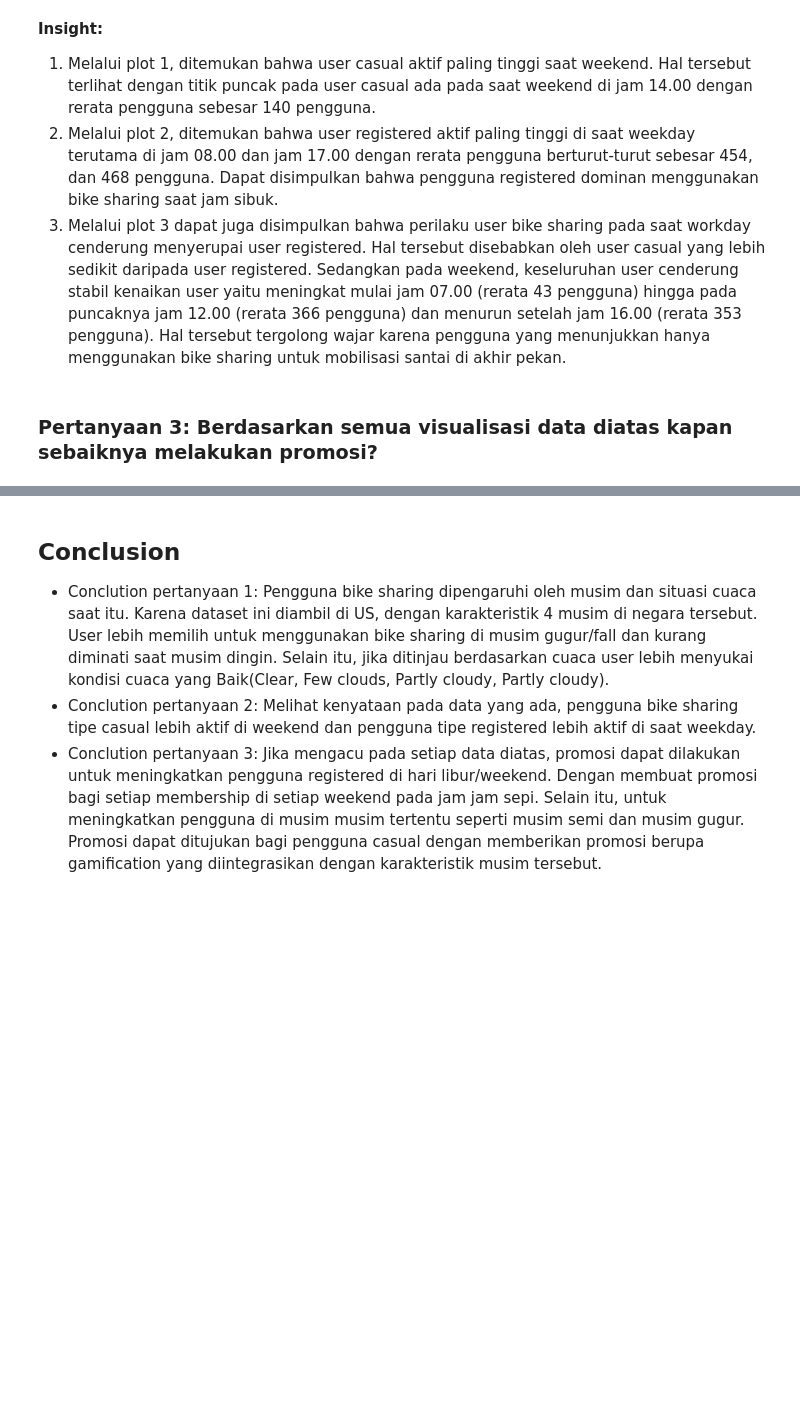
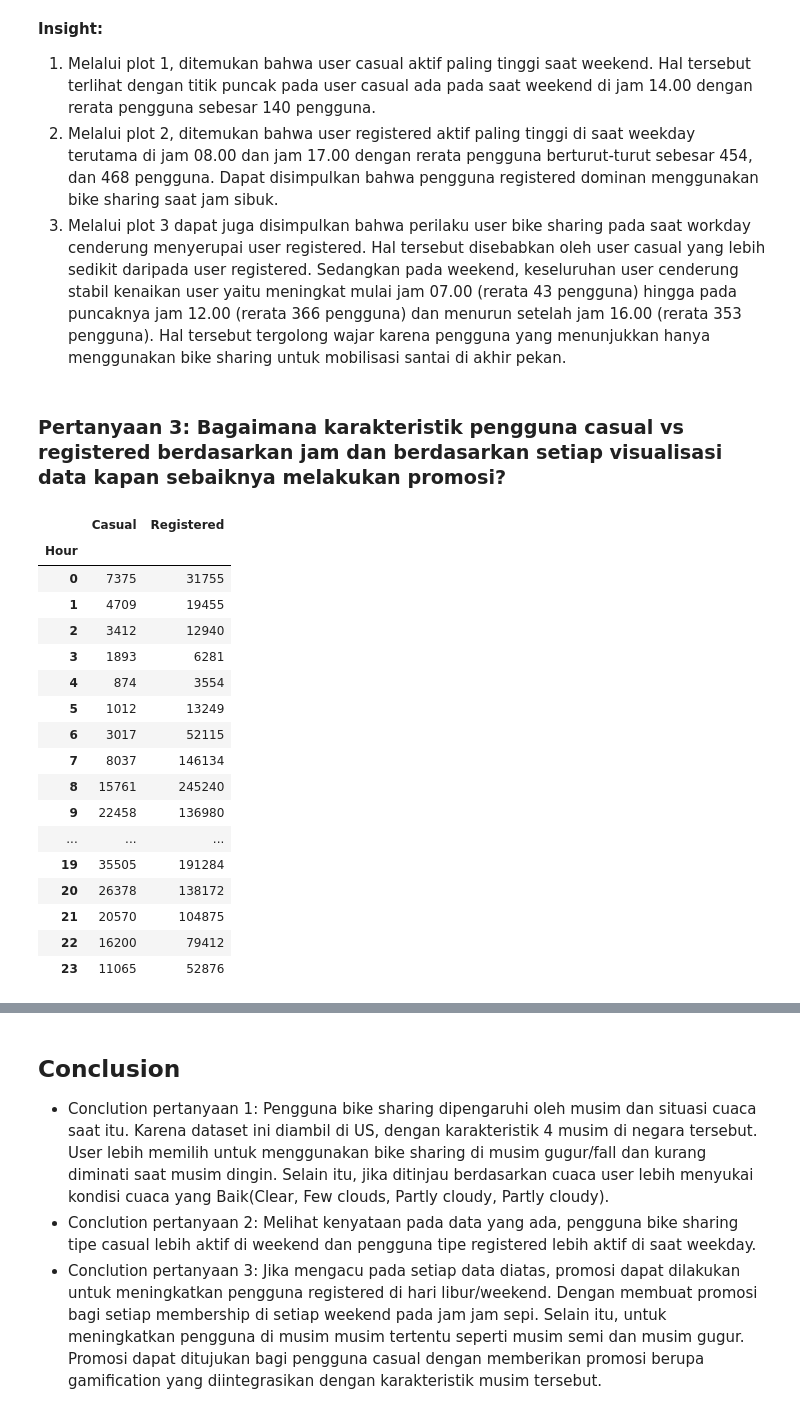
Before and after one commit to dolrie23/Bike-Sharing-Analysis-Project, a Jupyter notebook: Tugas_Analisis-data.ipynb, the cells around one changed output, grey strips where cells are left out. Saved outputs shown, nothing was run; the diff lists cells and outputs as text; code cells hidden in the pictures; blank space fills up the shorter version.

```diff
--- a/Tugas_Analisis-data.ipynb
+++ b/Tugas_Analisis-data.ipynb
@@ -735,4 +737,29 @@ Plot diatas terdiri dari 3:
 2. Melalui plot 2, ditemukan bahwa user registered aktif paling tinggi di saat weekday terutama di jam 08.00 dan jam 17.00 dengan rerata pengguna berturut-turut sebesar 454, dan 468 pengguna. Dapat disimpulkan bahwa pengguna registered dominan menggunakan bike sharing saat jam sibuk.
 2. Melalui plot 3 dapat juga disimpulkan bahwa perilaku user bike sharing pada saat workday cenderung menyerupai user registered. Hal tersebut disebabkan oleh user casual yang lebih sedikit daripada user registered. Sedangkan pada weekend, keseluruhan user cenderung stabil kenaikan user yaitu meningkat mulai jam 07.00 (rerata 43 pengguna) hingga pada puncaknya jam 12.00 (rerata 366 pengguna) dan menurun setelah jam 16.00 (rerata 353 pengguna). Hal tersebut tergolong wajar karena pengguna yang menunjukkan hanya menggunakan bike sharing untuk mobilisasi santai di akhir pekan.
 # %% [markdown]
-### Pertanyaan 3:  Berdasarkan semua visualisasi data diatas kapan sebaiknya melakukan promosi?
+### Pertanyaan 3:  Bagaimana karakteristik pengguna casual vs registered berdasarkan jam dan berdasarkan setiap visualisasi data kapan sebaiknya melakukan promosi?
+# %%
+Hourly_data = hour_data.groupby(by=['Hour']).agg({
+    'Casual': 'sum',
+    'Registered': 'sum',
+})
+Hourly_data
+# %% [output]
+|  | Casual | Registered |
+| Hour |  |  |
+| 0 | 7375 | 31755 |
+| 1 | 4709 | 19455 |
+| 2 | 3412 | 12940 |
+| 3 | 1893 | 6281 |
+| 4 | 874 | 3554 |
+| 5 | 1012 | 13249 |
+| 6 | 3017 | 52115 |
+| 7 | 8037 | 146134 |
+| 8 | 15761 | 245240 |
+| 9 | 22458 | 136980 |
+| ... | ... | ... |
+| 19 | 35505 | 191284 |
+| 20 | 26378 | 138172 |
+| 21 | 20570 | 104875 |
+| 22 | 16200 | 79412 |
+| 23 | 11065 | 52876 |
```
Also changed, not shown: parts of 6 cells of this notebook, 1 other file.
